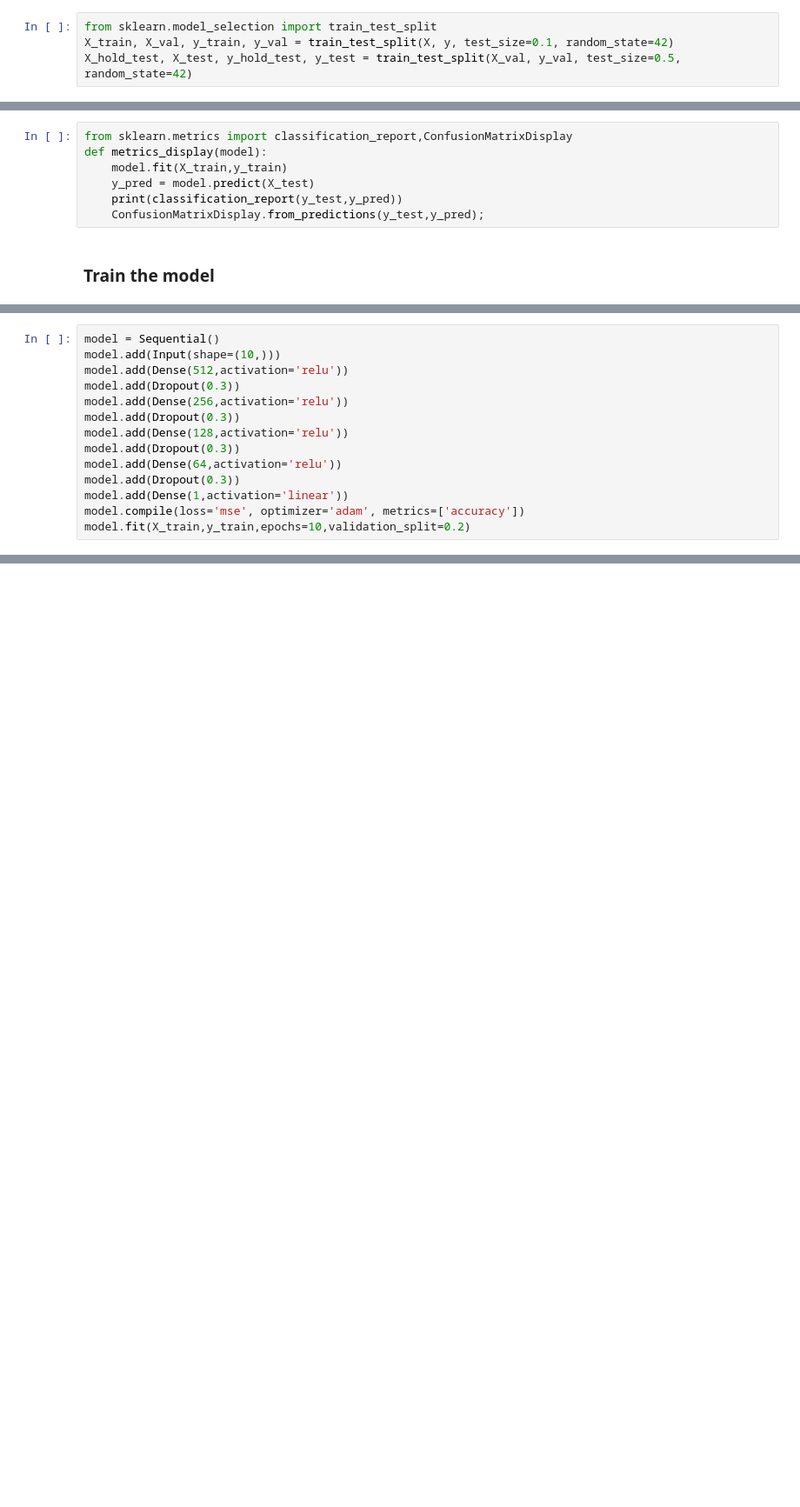
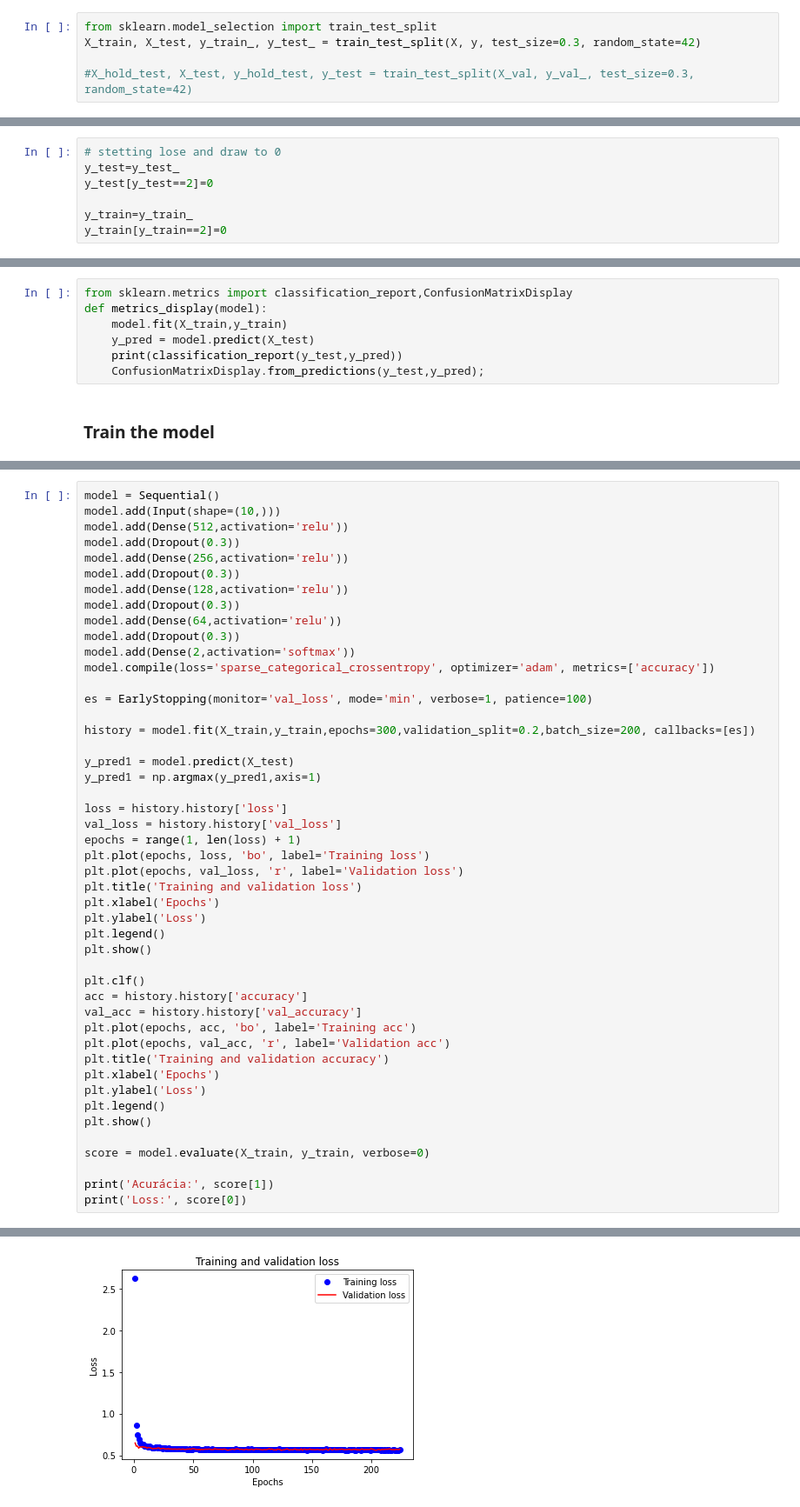
Before and after one commit to brunoodutra/Predicti-World-Cup-2022, a Jupyter notebook: QATAR22_prediction.ipynb, the cells around one changed output, grey strips where cells are left out. Shown at 87% size. Cells and saved outputs as stored; diff of their text form; blank space fills up the shorter version.

```diff
--- a/QATAR22_prediction.ipynb
+++ b/QATAR22_prediction.ipynb
@@ -41,4 +79,5 @@ slit data to train and test
 # %%
 from sklearn.model_selection import train_test_split
-X_train, X_val, y_train, y_val = train_test_split(X, y, test_size=0.1, random_state=42)
-X_hold_test, X_test, y_hold_test, y_test = train_test_split(X_val, y_val, test_size=0.5, random_state=42)
+X_train, X_test, y_train_, y_test_ = train_test_split(X, y, test_size=0.3, random_state=42)
+
+#X_hold_test, X_test, y_hold_test, y_test = train_test_split(X_val, y_val_, test_size=0.3, random_state=42)
@@ -46,0 +84,7 @@ metrics function
+# %%
+# stetting lose and draw to 0
+y_test=y_test_
+y_test[y_test==2]=0
+
+y_train=y_train_
+y_train[y_train==2]=0
@@ -87,8 +124,41 @@ model.add(Dense(128,activation='relu'))
 model.add(Dropout(0.3))
 model.add(Dense(64,activation='relu'))
 model.add(Dropout(0.3))
-model.add(Dense(1,activation='linear'))
-model.compile(loss='mse', optimizer='adam', metrics=['accuracy'])
-model.fit(X_train,y_train,epochs=10,validation_split=0.2)
+model.add(Dense(2,activation='softmax'))
+model.compile(loss='sparse_categorical_crossentropy', optimizer='adam', metrics=['accuracy'])
+
+es = EarlyStopping(monitor='val_loss', mode='min', verbose=1, patience=100)
+
+history = model.fit(X_train,y_train,epochs=300,validation_split=0.2,batch_size=200, callbacks=[es])
+
+y_pred1 = model.predict(X_test)
+y_pred1 = np.argmax(y_pred1,axis=1)
+
+loss = history.history['loss']
+val_loss = history.history['val_loss']
+epochs = range(1, len(loss) + 1)
+plt.plot(epochs, loss, 'bo', label='Training loss')
+plt.plot(epochs, val_loss, 'r', label='Validation loss')
+plt.title('Training and validation loss')
+plt.xlabel('Epochs')
+plt.ylabel('Loss')
+plt.legend()
+plt.show()
+
+plt.clf()
+acc = history.history['accuracy']
+val_acc = history.history['val_accuracy']
+plt.plot(epochs, acc, 'bo', label='Training acc')
+plt.plot(epochs, val_acc, 'r', label='Validation acc')
+plt.title('Training and validation accuracy')
+plt.xlabel('Epochs')
+plt.ylabel('Loss')
+plt.legend()
+plt.show()
+
+score = model.evaluate(X_train, y_train, verbose=0)
+
+print('Acurácia:', score[1])
+print('Loss:', score[0])
 # %% [output]
 WARNING:tensorflow:Please add `keras.layers.InputLayer` instead of `keras.Input` to Sequential model. `keras.Input` is intended to be used by Functional model.
@@ -110,0 +181 @@ Epoch 10/10
+[figure, added]
```
Also changed, not shown: parts of 20 cells of this notebook.
